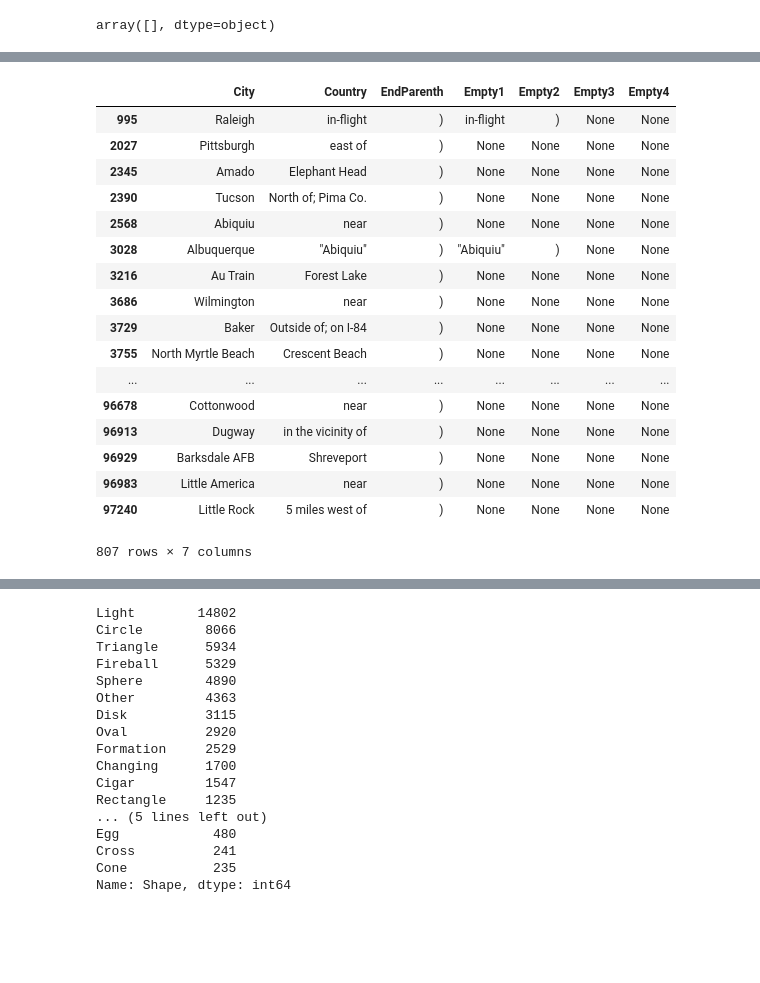
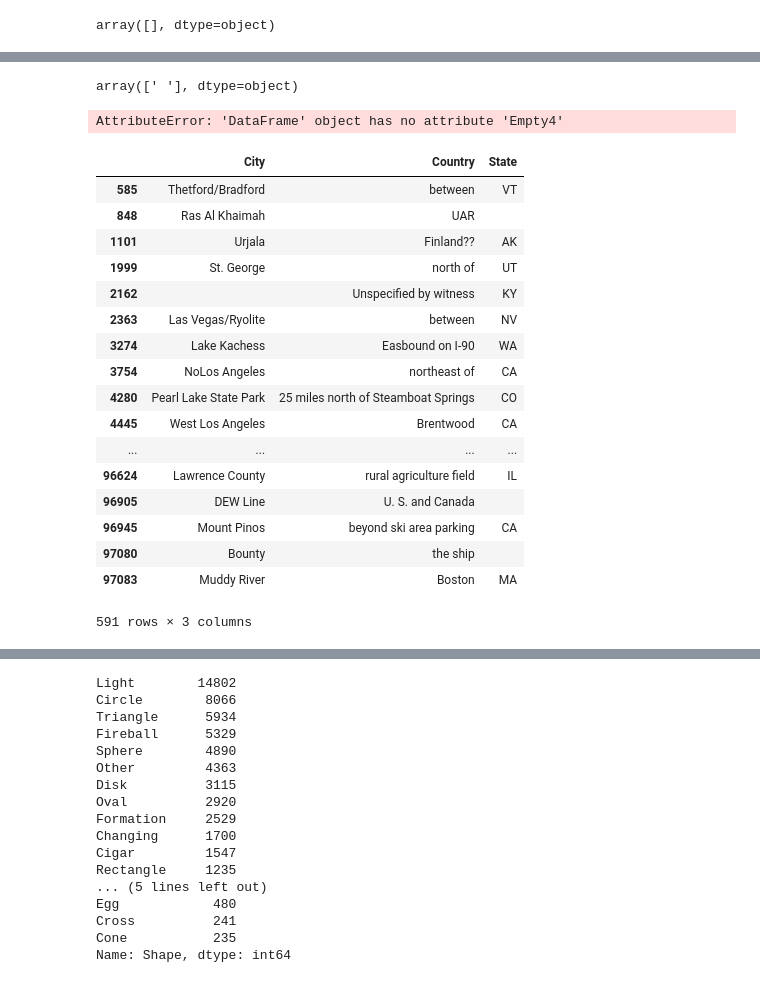
Before and after one commit to sbuch337/COMP4447, a Jupyter notebook: project.ipynb, the cells around one changed output, grey strips where cells are left out. Saved outputs shown, nothing was run; the diff lists cells and outputs as text; code cells hidden in the pictures; blank space fills up the shorter version.

```diff
--- a/project.ipynb
+++ b/project.ipynb
@@ -441,5 +473,0 @@ city_list[0:10]
-# %%
-#df[(df['City'].isin(cities_df.City))]
-#cities_df[cities_df.City=="Little Rock"]
-df['City'] = df['City'].astype("str")
-df.dtypes
@@ -460,3 +483,11 @@ dict_values
+# %%
+df[(df['Country'].isin(countries.values())==False)&(df['City'].isin(cities_df.City))].Empty3.unique()
+# %% [output]
+array([' '], dtype=object)
+# %%
+df[(df['Country'].isin(countries.values())==False)&(df['City'].isin(cities_df.City))].Empty4.unique()
+# %% [output]
+AttributeError: 'DataFrame' object has no attribute 'Empty4'
 # %%
 # Country not in Country list
 # Cities not in the US city list
@@ -464,23 +495,39 @@ dict_values
 # df[(df['Country'].isin(countries.values())==False)]
 
 # Cities in the US city list
-df[(df['Country'].isin(countries.values())==False)&(df['City'].isin(city_list))]
+#df[(df['Country'].isin(countries.values())==False)&(df['City'].isin(cities_df.City)), "Country"] = "United States"
+df.loc[df['Empty1'].isnull(), "Empty1"] = " "
+df.loc[df['Empty2'].isnull(), "Empty2"] = " "
+df.loc[df['Empty3'].isnull(), "Empty3"] = " "
+df.loc[df['Empty4'].isnull(), "Empty4"] = " "
+df.loc[df['Empty3'].str.contains('Australia'), "Country"] = "Australia"
+df.loc[df['Empty1'].str.contains('Northern Ireland'), "Country"] = "United Kingdom"
+df.loc[df['Empty1'].str.contains('UK/England'), "Country"] = "United Kingdom"
+df.loc[df['Empty1'].str.contains('UK/Wales'), "Country"] = "United Kingdom"
+df.loc[df['Empty1'].str.contains('UK/Scotland'), "Country"] = "United Kingdom"
+df.loc[df['Empty1'].str.contains('Republic of South Africa'), "Country"] = "South Africa"
-# %% [output]
-|  | City | Country | EndParenth | Empty1 | Empty2 | Empty3 | Empty4 |
-| 995 | Raleigh | in-flight | ) | in-flight | ) | None | None |
-| 2027 | Pittsburgh | east of | ) | None | None | None | None |
-| 2345 | Amado | Elephant Head | ) | None | None | None | None |
-| 2390 | Tucson | North of; Pima Co. | ) | None | None | None | None |
-| 2568 | Abiquiu | near | ) | None | None | None | None |
-| 3028 | Albuquerque | "Abiquiu" | ) | "Abiquiu" | ) | None | None |
-| 3216 | Au Train | Forest Lake | ) | None | None | None | None |
-| 3686 | Wilmington | near | ) | None | None | None | None |
-| 3729 | Baker | Outside of; on I-84 | ) | None | None | None | None |
-| 3755 | North Myrtle Beach | Crescent Beach | ) | None | None | None | None |
-| ... | ... | ... | ... | ... | ... | ... | ... |
-| 96678 | Cottonwood | near | ) | None | None | None | None |
-| 96913 | Dugway | in the vicinity of | ) | None | None | None | None |
-| 96929 | Barksdale AFB | Shreveport | ) | None | None | None | None |
-| 96983 | Little America | near | ) | None | None | None | None |
-| 97240 | Little Rock | 5 miles west of | ) | None | None | None | None |
-807 rows × 7 columns
+# %%
+df.drop(["Empty1", "Empty2", "Empty3", "Empty4"], axis=1, inplace=True)
+# %%
+df.loc[(df['Country'].isin(countries.values())==False)&(df['City'].isin(cities_df.City)), "Country"] = "United States"
+# %%
+df.loc[(df['Country'].isin(countries.values())==False)&(df['City'].isin(cities_df.City)==False)]
+# %% [output]
+|  | City | Country | State |
+| 585 | Thetford/Bradford | between | VT |
+| 848 | Ras Al Khaimah | UAR |  |
+| 1101 | Urjala | Finland?? | AK |
+| 1999 | St. George | north of | UT |
+| 2162 |  | Unspecified by witness | KY |
+| 2363 | Las Vegas/Ryolite | between | NV |
+| 3274 | Lake Kachess | Easbound on I-90 | WA |
+| 3754 | NoLos Angeles | northeast of | CA |
+| 4280 | Pearl Lake State Park | 25 miles north of Steamboat Springs | CO |
+| 4445 | West Los Angeles | Brentwood | CA |
+| ... | ... | ... | ... |
+| 96624 | Lawrence County | rural agriculture field | IL |
+| 96905 | DEW Line | U. S. and Canada |  |
+| 96945 | Mount Pinos | beyond ski area parking | CA |
+| 97080 | Bounty | the ship |  |
+| 97083 | Muddy River | Boston | MA |
+591 rows × 3 columns
```
Also changed, not shown: parts of 16 cells of this notebook.
